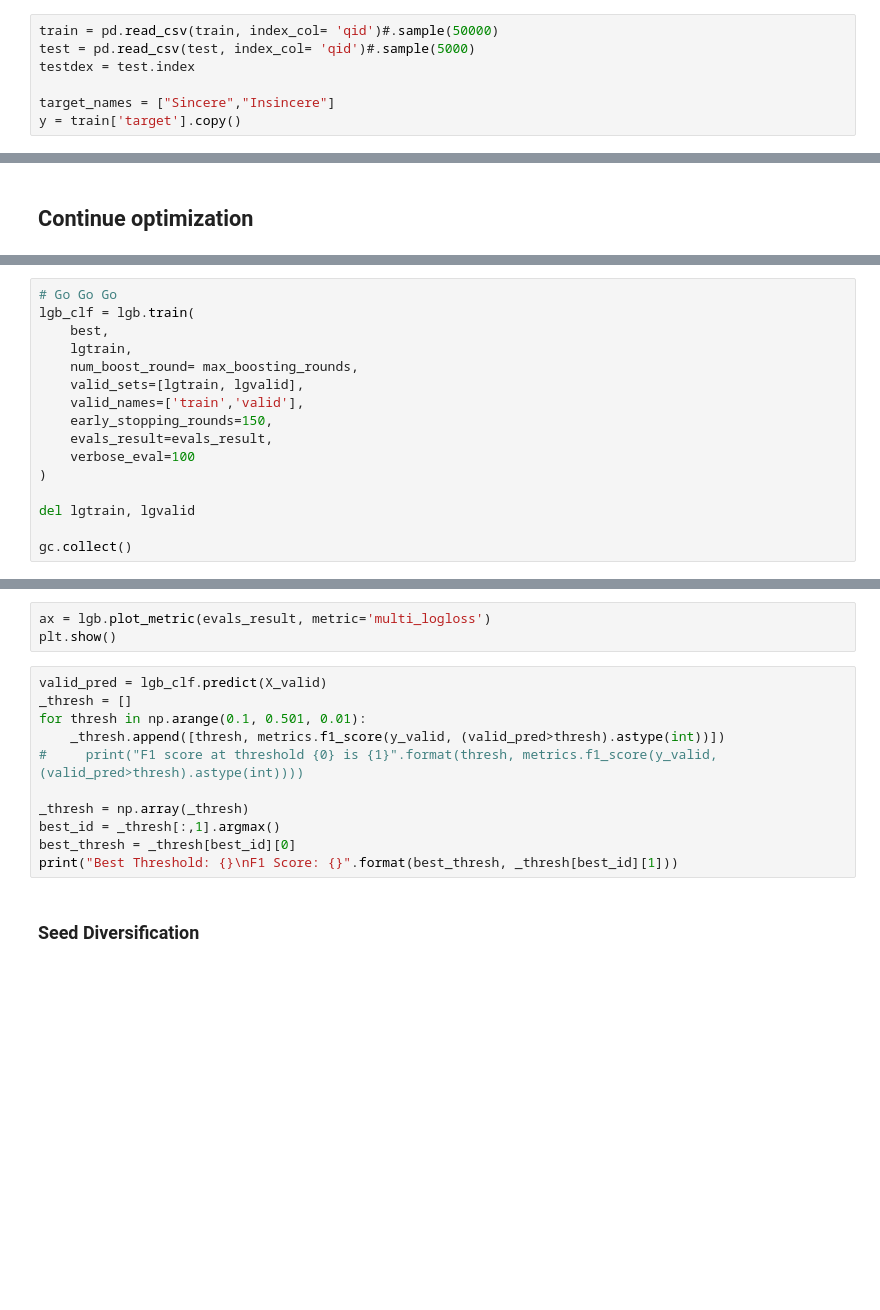
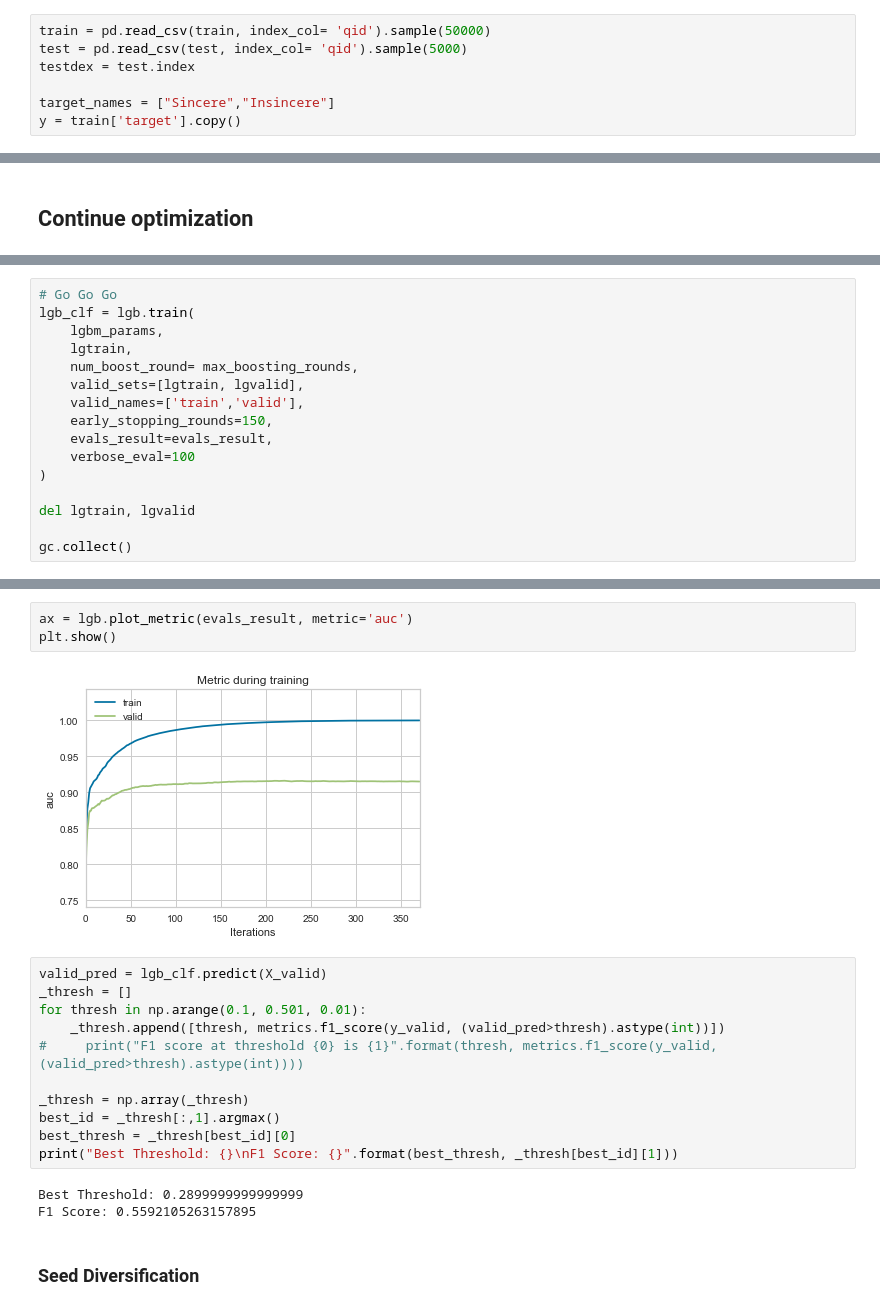
Before and after one commit to b5y/tree-based-algorithms, a Jupyter notebook: tree_based_algorithms.ipynb, the cells around one changed output, grey strips where cells are left out. Drawn from its saved outputs; the diff is of its cells as text; blank space fills up the shorter version.

Commit message:
Add results with small sampling

```diff
--- a/tree_based_algorithms.ipynb
+++ b/tree_based_algorithms.ipynb
@@ -141,8 +141,8 @@ embeddings = "/embeddings"
 train = DIR + "/train.csv"
 test = DIR + "/test.csv"
 # %%
-train = pd.read_csv(train, index_col= 'qid')#.sample(50000)
-test = pd.read_csv(test, index_col= 'qid')#.sample(5000)
+train = pd.read_csv(train, index_col= 'qid').sample(50000)
+test = pd.read_csv(test, index_col= 'qid').sample(5000)
 testdex = test.index
 
 target_names = ["Sincere","Insincere"]
@@ -599,7 +637,7 @@ with open('trials.json', 'w') as f:
 # %%
 # Go Go Go
 lgb_clf = lgb.train(
-    best,
+    lgbm_params,
     lgtrain,
     num_boost_round= max_boosting_rounds,
     valid_sets=[lgtrain, lgvalid],
@@ -615,6 +661,8 @@ gc.collect()
 # %%
-ax = lgb.plot_metric(evals_result, metric='multi_logloss')
+ax = lgb.plot_metric(evals_result, metric='auc')
 plt.show()
+# %% [output]
+[figure, added]
 # %%
 valid_pred = lgb_clf.predict(X_valid)
 _thresh = []
@@ -626,6 +674,9 @@ _thresh = np.array(_thresh)
 best_id = _thresh[:,1].argmax()
 best_thresh = _thresh[best_id][0]
 print("Best Threshold: {}\nF1 Score: {}".format(best_thresh, _thresh[best_id][1]))
+# %% [output]
+Best Threshold: 0.2899999999999999
+F1 Score: 0.5592105263157895
 # %% [markdown]
 ### Seed Diversification
 # %%
```
Also changed, not shown: parts of 20 cells of this notebook, 1 other file.
